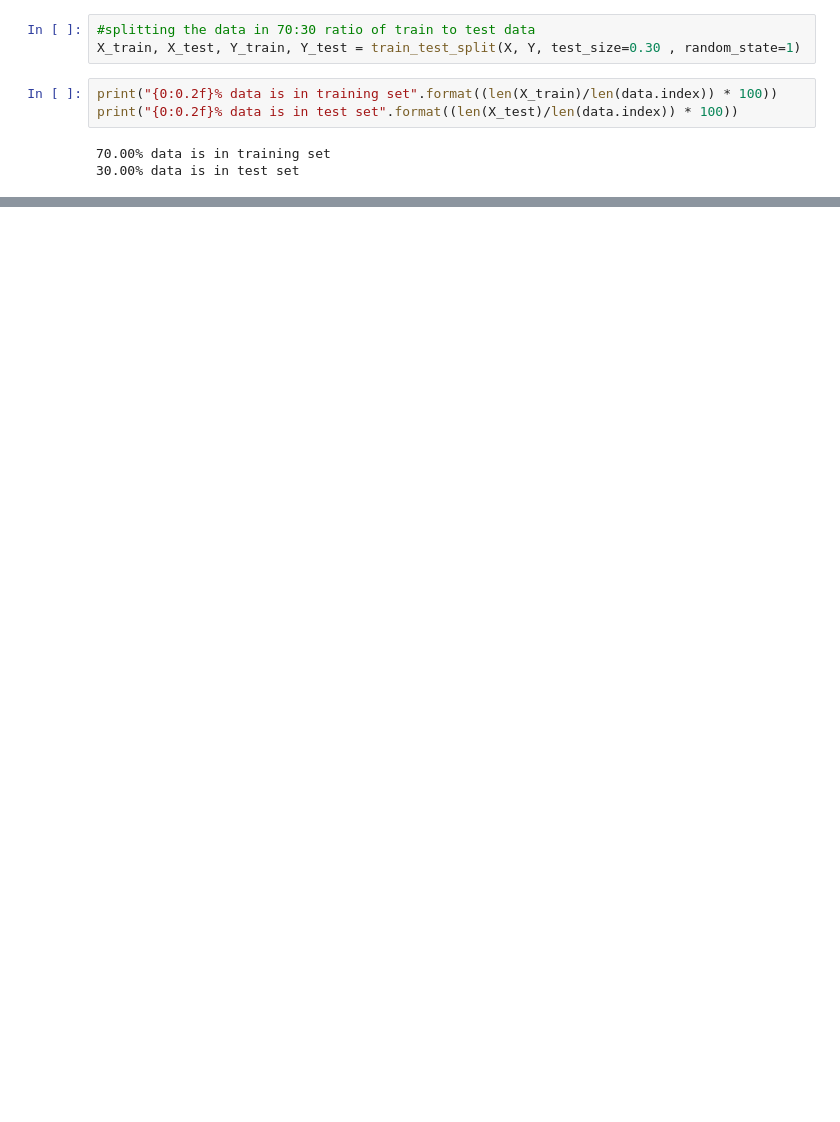
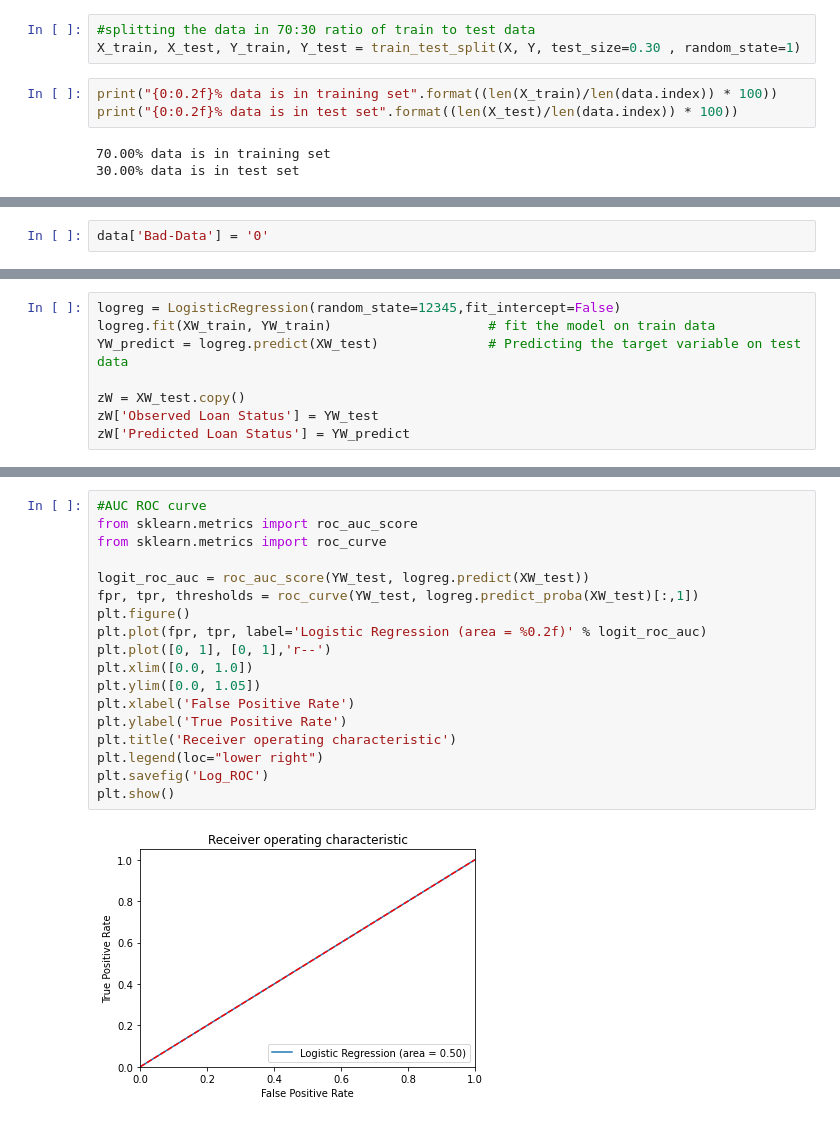
Before and after one commit to tewks18/AIMLClass, a Jupyter notebook: Project 2/Tewksbury Project 2.ipynb, the cells around one changed output, grey strips where cells are left out. Drawn from its saved outputs; the diff is of its cells as text; blank space fills up the shorter version.

Commit message:
submit final copy for grades.

```diff
--- a/Project 2/Tewksbury Project 2.ipynb
+++ b/Project 2/Tewksbury Project 2.ipynb
@@ -360,0 +435,2 @@ plt.show()
+# %%
+data['Bad-Data'] = '0'
@@ -360,0 +463,8 @@ plt.show()
+# %%
+logreg = LogisticRegression(random_state=12345,fit_intercept=False)
+logreg.fit(XW_train, YW_train)                    # fit the model on train data
+YW_predict = logreg.predict(XW_test)              # Predicting the target variable on test data
+
+zW = XW_test.copy()
+zW['Observed Loan Status'] = YW_test
+zW['Predicted Loan Status'] = YW_predict
@@ -360,0 +502,20 @@ plt.show()
+# %%
+#AUC ROC curve
+from sklearn.metrics import roc_auc_score
+from sklearn.metrics import roc_curve
+
+logit_roc_auc = roc_auc_score(YW_test, logreg.predict(XW_test))
+fpr, tpr, thresholds = roc_curve(YW_test, logreg.predict_proba(XW_test)[:,1])
+plt.figure()
+plt.plot(fpr, tpr, label='Logistic Regression (area = %0.2f)' % logit_roc_auc)
+plt.plot([0, 1], [0, 1],'r--')
+plt.xlim([0.0, 1.0])
+plt.ylim([0.0, 1.05])
+plt.xlabel('False Positive Rate')
+plt.ylabel('True Positive Rate')
+plt.title('Receiver operating characteristic')
+plt.legend(loc="lower right")
+plt.savefig('Log_ROC')
+plt.show()
+# %% [output]
+[figure, added]
```
Also changed, not shown: parts of 77 cells of this notebook, 1 other file.
